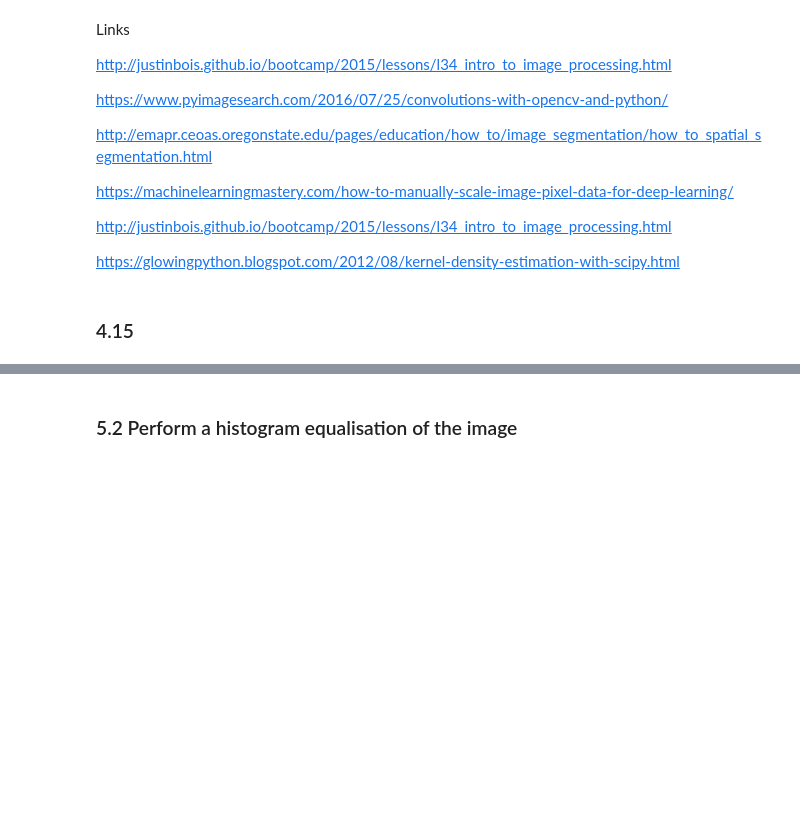
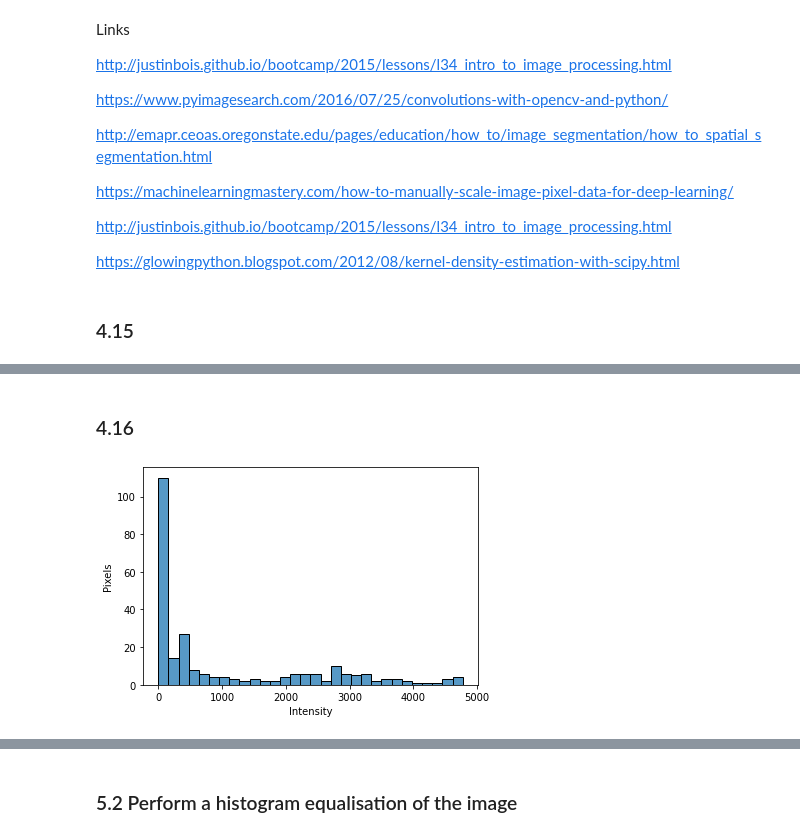
Before and after one commit to godide/godide, a Jupyter notebook: 2509788_COMS7050A_Lab_1.ipynb, the cells around one changed output, grey strips where cells are left out. Saved outputs shown, nothing was run; the diff lists cells and outputs as text; code cells hidden in the pictures; blank space fills up the shorter version.

```diff
--- a/2509788_COMS7050A_Lab_1.ipynb
+++ b/2509788_COMS7050A_Lab_1.ipynb
@@ -301,0 +317,9 @@ import skimage.io
+# %% [markdown]
+### 4.16 ###
+# %%
+#hist_green = sns.distplot(Image83[:, :, 1], color = "g", norm_hist = False)
+channel_green_110 = sns.histplot(g.histogram(), bins=30)
+channel_green_110.set(xlabel='Intensity', ylabel='Pixels')
+plt.show()
+# %% [output]
+[figure, added]
```
Also changed, not shown: parts of 7 cells of this notebook.
